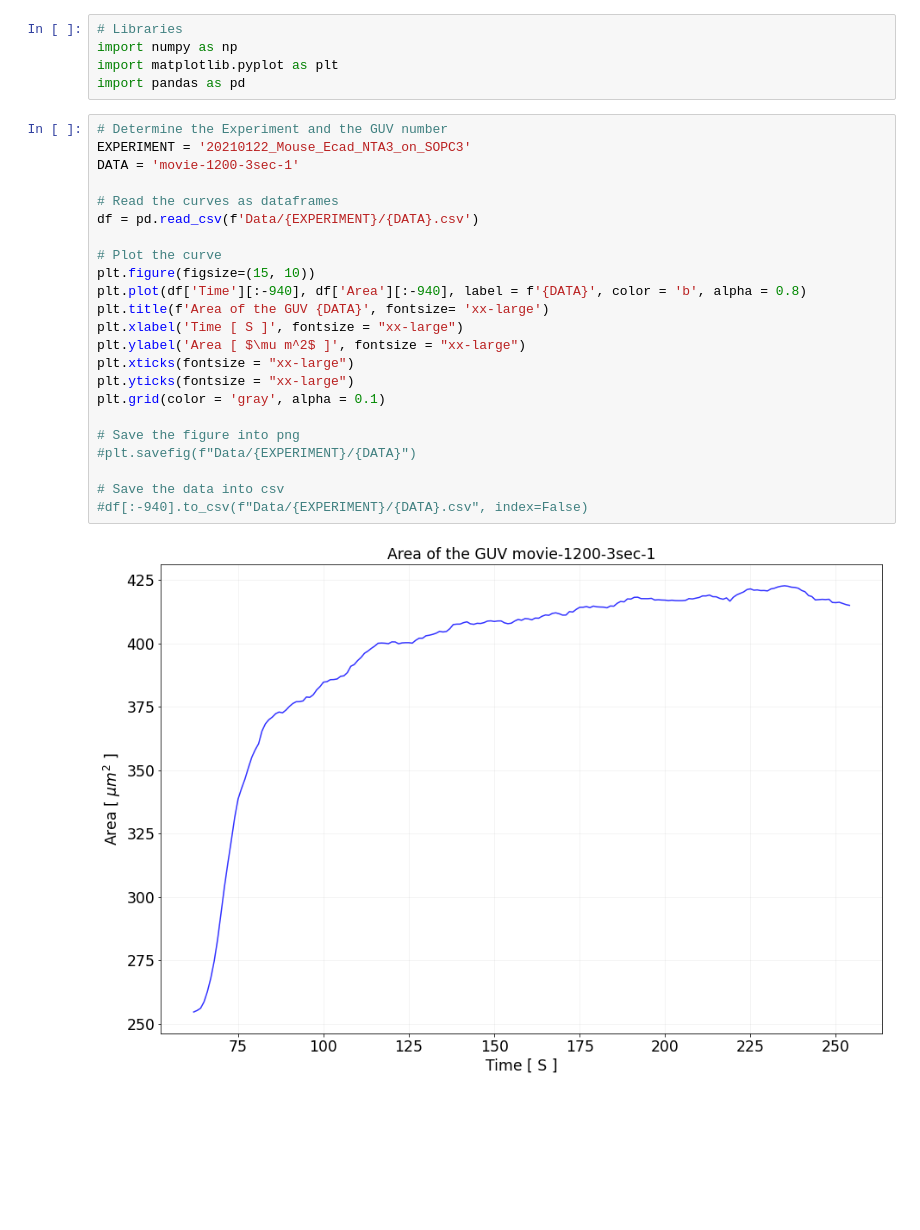
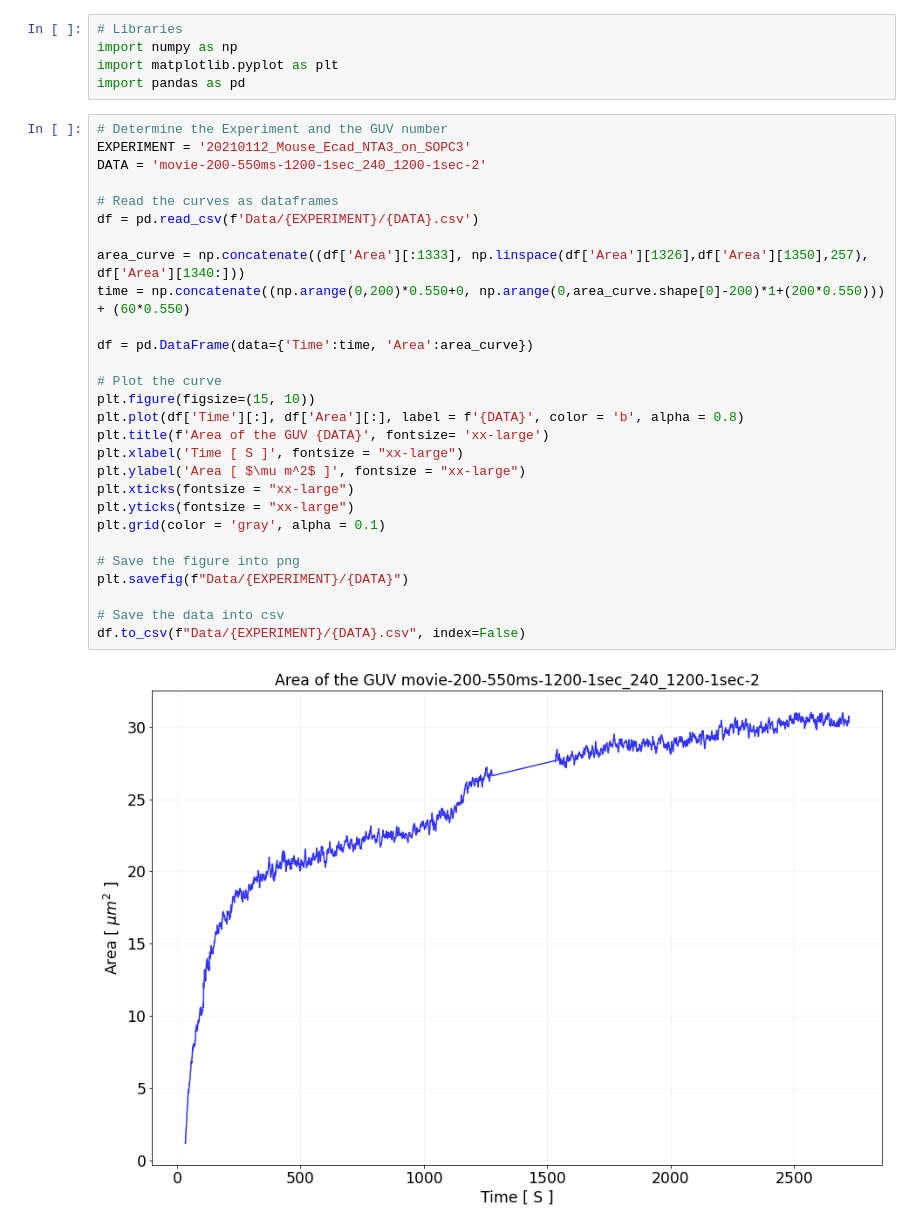
Before and after one commit to ahmed344/growth-curves, a Jupyter notebook: curve_manipulation.ipynb, the cells around one changed output. Cells and saved outputs as stored; diff of their text form; blank space fills up the shorter version.

Commit message:
modify the time

```diff
--- a/curve_manipulation.ipynb
+++ b/curve_manipulation.ipynb
@@ -5,26 +5,31 @@ import matplotlib.pyplot as plt
 import pandas as pd
 # %%
 # Determine the Experiment and the GUV number
-EXPERIMENT = '20210122_Mouse_Ecad_NTA3_on_SOPC3'
-DATA = 'movie-1200-3sec-1'
+EXPERIMENT = '20210112_Mouse_Ecad_NTA3_on_SOPC3'
+DATA = 'movie-200-550ms-1200-1sec_240_1200-1sec-2'
 
 # Read the curves as dataframes
 df = pd.read_csv(f'Data/{EXPERIMENT}/{DATA}.csv')
 
+area_curve = np.concatenate((df['Area'][:1333], np.linspace(df['Area'][1326],df['Area'][1350],257), df['Area'][1340:]))
+time = np.concatenate((np.arange(0,200)*0.550+0, np.arange(0,area_curve.shape[0]-200)*1+(200*0.550))) + (60*0.550)
+
+df = pd.DataFrame(data={'Time':time, 'Area':area_curve})
+
 # Plot the curve
 plt.figure(figsize=(15, 10))
-plt.plot(df['Time'][:-940], df['Area'][:-940], label = f'{DATA}', color = 'b', alpha = 0.8)
+plt.plot(df['Time'][:], df['Area'][:], label = f'{DATA}', color = 'b', alpha = 0.8)
 plt.title(f'Area of the GUV {DATA}', fontsize= 'xx-large')
 plt.xlabel('Time [ S ]', fontsize = "xx-large")
 plt.ylabel('Area [ $\mu m^2$ ]', fontsize = "xx-large")
 plt.xticks(fontsize = "xx-large")
 plt.yticks(fontsize = "xx-large")
 plt.grid(color = 'gray', alpha = 0.1)
 
 # Save the figure into png
-#plt.savefig(f"Data/{EXPERIMENT}/{DATA}")
+plt.savefig(f"Data/{EXPERIMENT}/{DATA}")
 
 # Save the data into csv
-#df[:-940].to_csv(f"Data/{EXPERIMENT}/{DATA}.csv", index=False)
+df.to_csv(f"Data/{EXPERIMENT}/{DATA}.csv", index=False)
 # %% [output]
-[figure, old version]
+[figure, new version]
```
Also changed, not shown: parts of 3 cells of this notebook, 1 other file.
